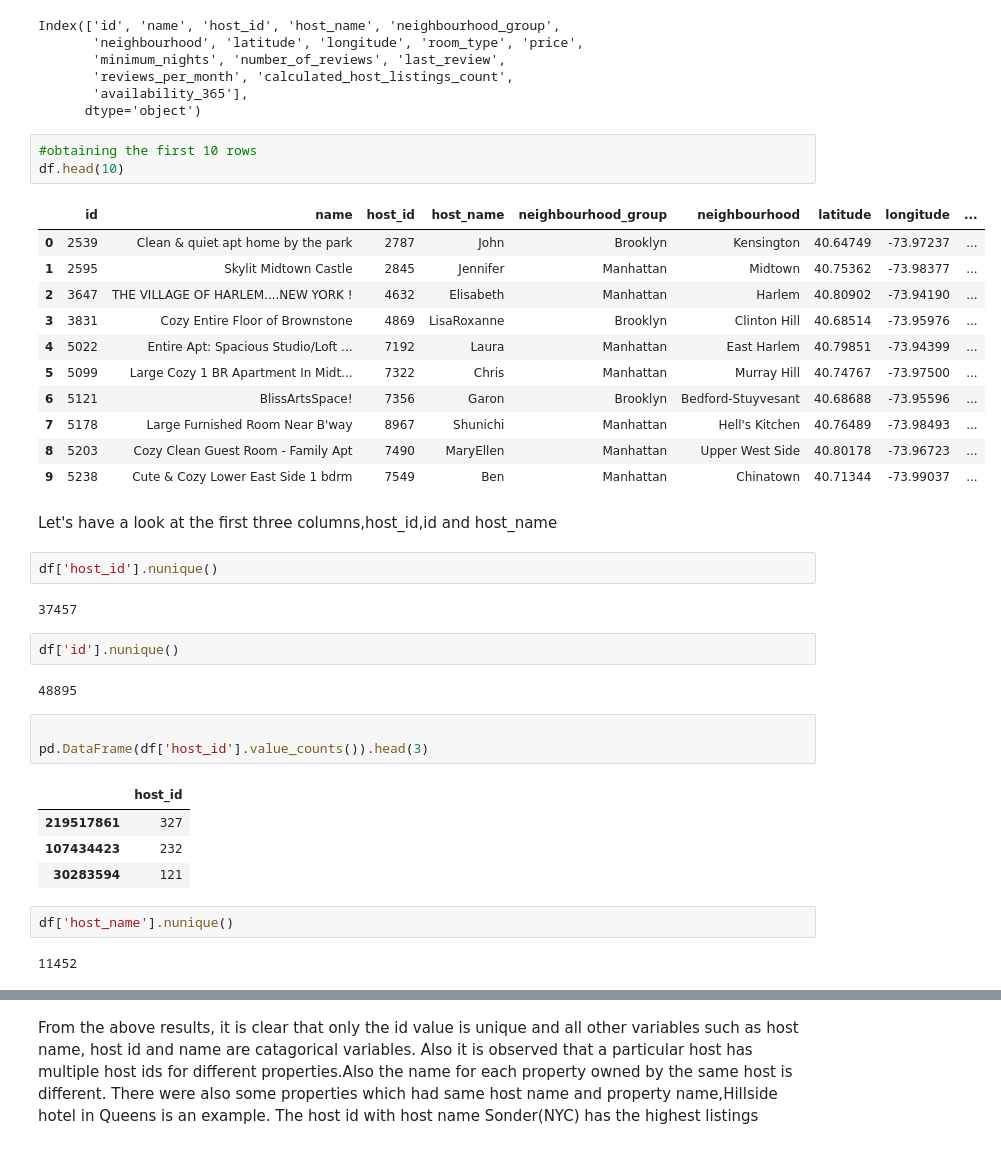
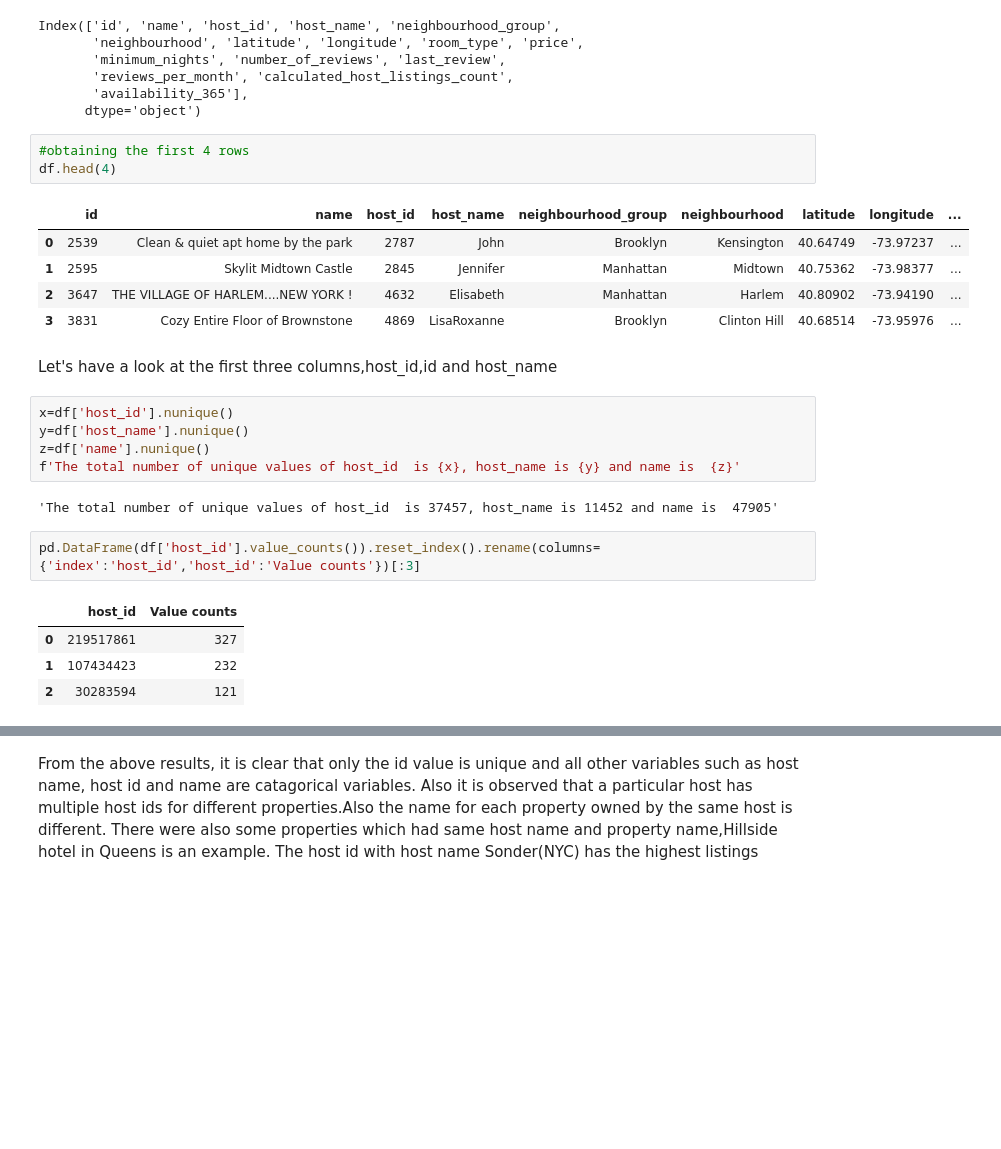
Before and after one commit to gokuljagannadh/Airbnb_Booking_Analysis, a Jupyter notebook: Airbnb_Bookings_Analysis_Capstone_Project.ipynb, the cells around one changed output, grey strips where cells are left out. Cells and saved outputs as stored; diff of their text form; blank space fills up the shorter version.

```diff
--- a/Airbnb_Bookings_Analysis_Capstone_Project.ipynb
+++ b/Airbnb_Bookings_Analysis_Capstone_Project.ipynb
@@ -56,39 +56,27 @@ Index(['id', 'name', 'host_id', 'host_name', 'neighbourhood_group',
        'availability_365'],
       dtype='object')
 # %%
-#obtaining the first 10 rows
-df.head(10)
+#obtaining the first 4 rows
+df.head(4)
 # %% [output]
 |  | id | name | host_id | host_name | neighbourhood_group | neighbourhood | latitude | longitude | ... |
 | 0 | 2539 | Clean & quiet apt home by the park | 2787 | John | Brooklyn | Kensington | 40.64749 | -73.97237 | ... |
 | 1 | 2595 | Skylit Midtown Castle | 2845 | Jennifer | Manhattan | Midtown | 40.75362 | -73.98377 | ... |
 | 2 | 3647 | THE VILLAGE OF HARLEM....NEW YORK ! | 4632 | Elisabeth | Manhattan | Harlem | 40.80902 | -73.94190 | ... |
 | 3 | 3831 | Cozy Entire Floor of Brownstone | 4869 | LisaRoxanne | Brooklyn | Clinton Hill | 40.68514 | -73.95976 | ... |
-| 4 | 5022 | Entire Apt: Spacious Studio/Loft ... | 7192 | Laura | Manhattan | East Harlem | 40.79851 | -73.94399 | ... |
-| 5 | 5099 | Large Cozy 1 BR Apartment In Midt... | 7322 | Chris | Manhattan | Murray Hill | 40.74767 | -73.97500 | ... |
-| 6 | 5121 | BlissArtsSpace! | 7356 | Garon | Brooklyn | Bedford-Stuyvesant | 40.68688 | -73.95596 | ... |
-| 7 | 5178 | Large Furnished Room Near B'way | 8967 | Shunichi | Manhattan | Hell's Kitchen | 40.76489 | -73.98493 | ... |
-| 8 | 5203 | Cozy Clean Guest Room - Family Apt | 7490 | MaryEllen | Manhattan | Upper West Side | 40.80178 | -73.96723 | ... |
-| 9 | 5238 | Cute & Cozy Lower East Side 1 bdrm | 7549 | Ben | Manhattan | Chinatown | 40.71344 | -73.99037 | ... |
 # %% [markdown]
 Let's have a look at the first three columns,host_id,id and host_name
-# %%
-df['host_id'].nunique()
-# %% [output]
-37457
-# %%
-df['id'].nunique()
-# %% [output]
-48895
+# %%
+x=df['host_id'].nunique()
+y=df['host_name'].nunique()
+z=df['name'].nunique()
+f'The total number of unique values of host_id  is {x}, host_name is {y} and name is  {z}'
+# %% [output]
+'The total number of unique values of host_id  is 37457, host_name is 11452 and name is  47905'
 # %%
-
-pd.DataFrame(df['host_id'].value_counts()).head(3)
+pd.DataFrame(df['host_id'].value_counts()).reset_index().rename(columns={'index':'host_id','host_id':'Value counts'})[:3]
 # %% [output]
-|  | host_id |
-| 219517861 | 327 |
-| 107434423 | 232 |
-| 30283594 | 121 |
+|  | host_id | Value counts |
+| 0 | 219517861 | 327 |
+| 1 | 107434423 | 232 |
+| 2 | 30283594 | 121 |
-# %%
-df['host_name'].nunique()
-# %% [output]
-11452
```
Also changed, not shown: parts of 73 cells of this notebook.
